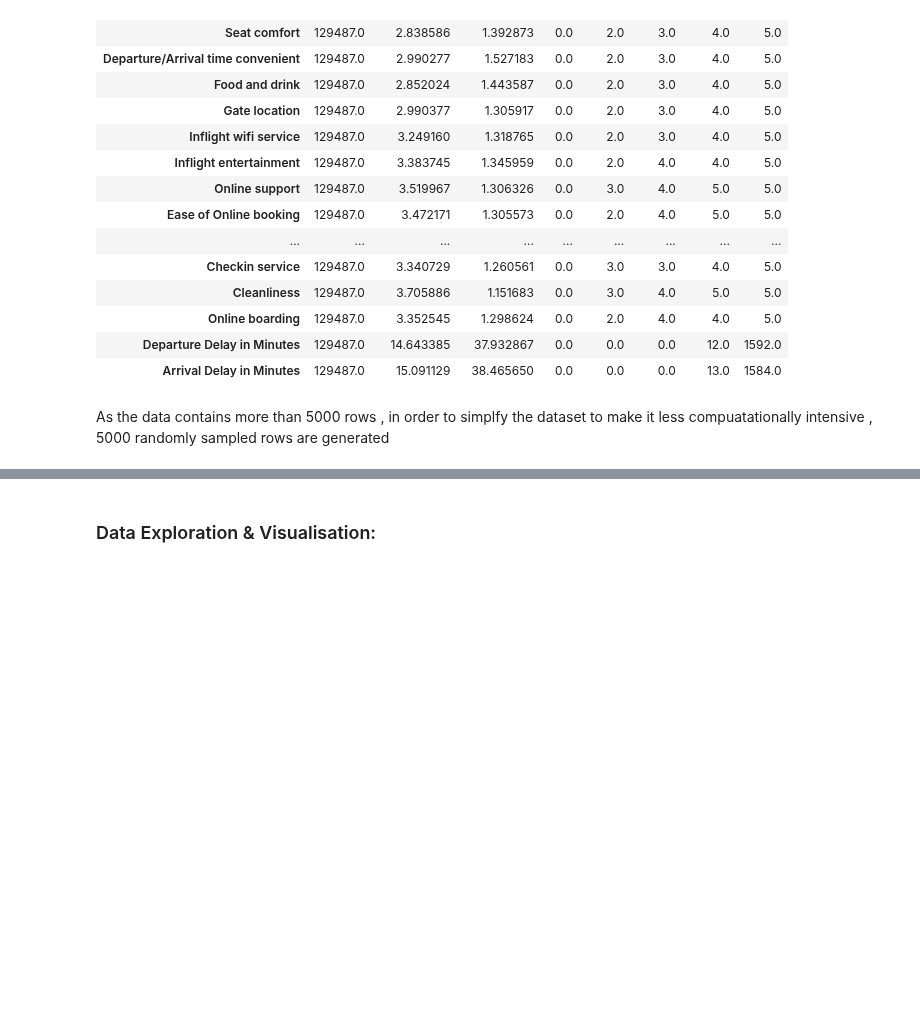
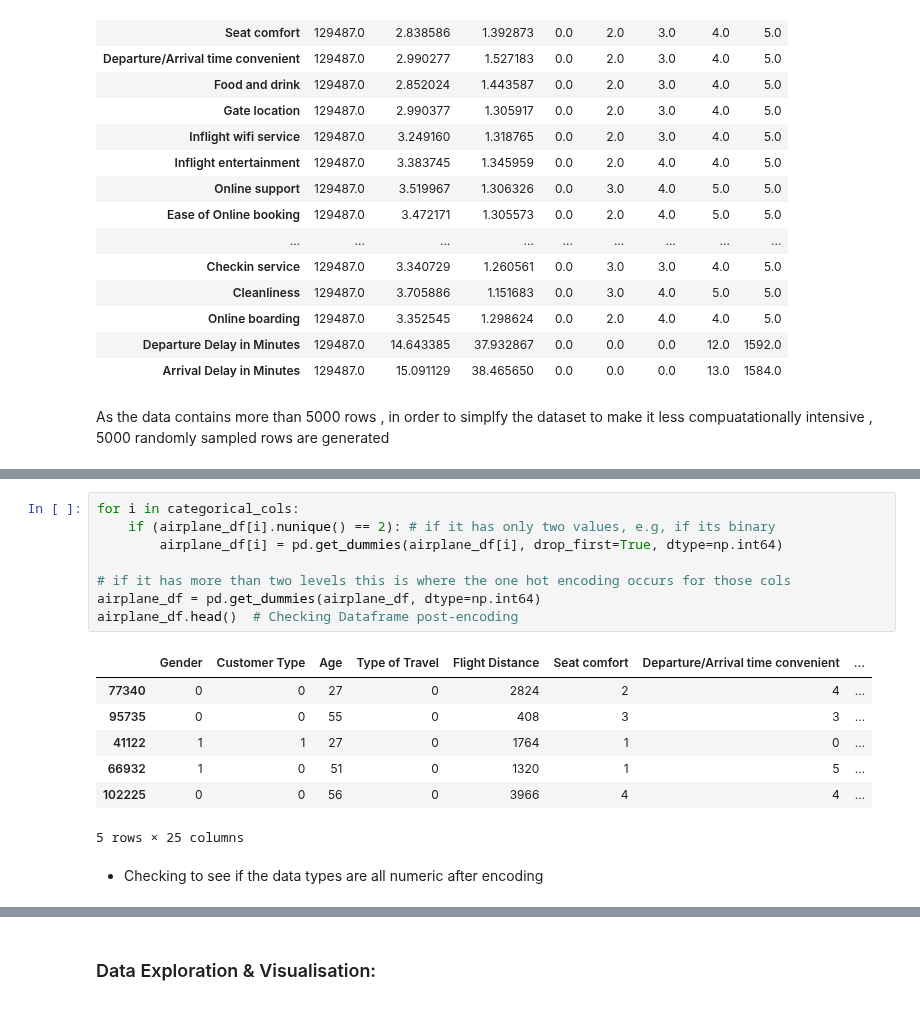
Before and after one commit to Mattjben/Passeneger-satisfaction-machine-learning, a Jupyter notebook: Phase 1_Airplane.ipynb, the cells around one changed output, grey strips where cells are left out. Cells and saved outputs as stored; diff of their text form; blank space fills up the shorter version.

```diff
--- a/Phase 1_Airplane.ipynb
+++ b/Phase 1_Airplane.ipynb
@@ -345,0 +409,18 @@ airplane_df.sample(10, random_state=111)
+# %%
+for i in categorical_cols:
+    if (airplane_df[i].nunique() == 2): # if it has only two values, e.g, if its binary
+        airplane_df[i] = pd.get_dummies(airplane_df[i], drop_first=True, dtype=np.int64)
+
+# if it has more than two levels this is where the one hot encoding occurs for those cols
+airplane_df = pd.get_dummies(airplane_df, dtype=np.int64)
+airplane_df.head()  # Checking Dataframe post-encoding
+# %% [output]
+|  | Gender | Customer Type | Age | Type of Travel | Flight Distance | Seat comfort | Departure/Arrival time convenient | ... |
+| 77340 | 0 | 0 | 27 | 0 | 2824 | 2 | 4 | ... |
+| 95735 | 0 | 0 | 55 | 0 | 408 | 3 | 3 | ... |
+| 41122 | 1 | 1 | 27 | 0 | 1764 | 1 | 0 | ... |
+| 66932 | 1 | 0 | 51 | 0 | 1320 | 1 | 5 | ... |
+| 102225 | 0 | 0 | 56 | 0 | 3966 | 4 | 4 | ... |
+5 rows × 25 columns
+# %% [markdown]
+- Checking to see if the data types are all numeric after encoding
```
Also changed, not shown: parts of 13 cells of this notebook.
